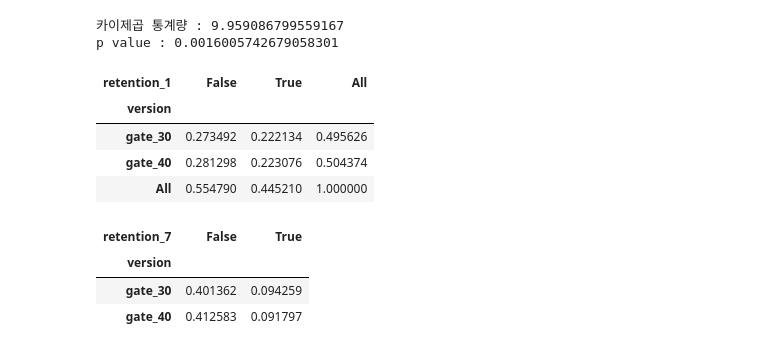
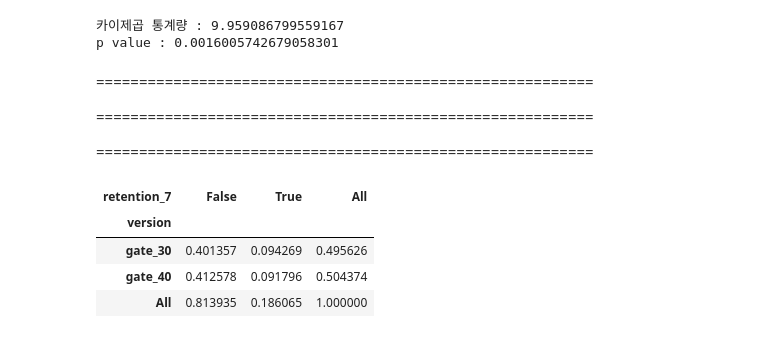
Before and after one commit to GRetriever/Data-Analysis-Project, a Jupyter notebook: Cookie Cats/Cookie Cats.ipynb, the cells around one changed output. Saved outputs shown, nothing was run; the diff lists cells and outputs as text; code cells hidden in the pictures.

```diff
--- a/Cookie Cats/Cookie Cats.ipynb
+++ b/Cookie Cats/Cookie Cats.ipynb
@@ -222,20 +233,18 @@ print(f'p value : {pvalue}')
 # %% [output]
 카이제곱 통계량 : 9.959086799559167
 p value : 0.0016005742679058301
+# %% [markdown]
+==========================================================
+
+==========================================================
+
+==========================================================
 # %%
-retention_1 = pd.crosstab(df['version'],df['retention_1'],margins=True,normalize=True)
-retention_1
+retention_7 = pd.crosstab(df['version'],df['retention_7'],margins=True,normalize=True)
+retention_7
 # %% [output]
-| retention_1 | False | True | All |
+| retention_7 | False | True | All |
 | version |  |  |  |
-| gate_30 | 0.273492 | 0.222134 | 0.495626 |
-| gate_40 | 0.281298 | 0.223076 | 0.504374 |
-| All | 0.554790 | 0.445210 | 1.000000 |
+| gate_30 | 0.401357 | 0.094269 | 0.495626 |
+| gate_40 | 0.412578 | 0.091796 | 0.504374 |
+| All | 0.813935 | 0.186065 | 1.000000 |
-# %%
-retention_7 = pd.crosstab(df['version'],df['retention_7'],normalize=True)
-retention_7
-# %% [output]
-| retention_7 | False | True |
-| version |  |  |
-| gate_30 | 0.401362 | 0.094259 |
-| gate_40 | 0.412583 | 0.091797 |
```
Also changed, not shown: parts of 4 cells of this notebook.
